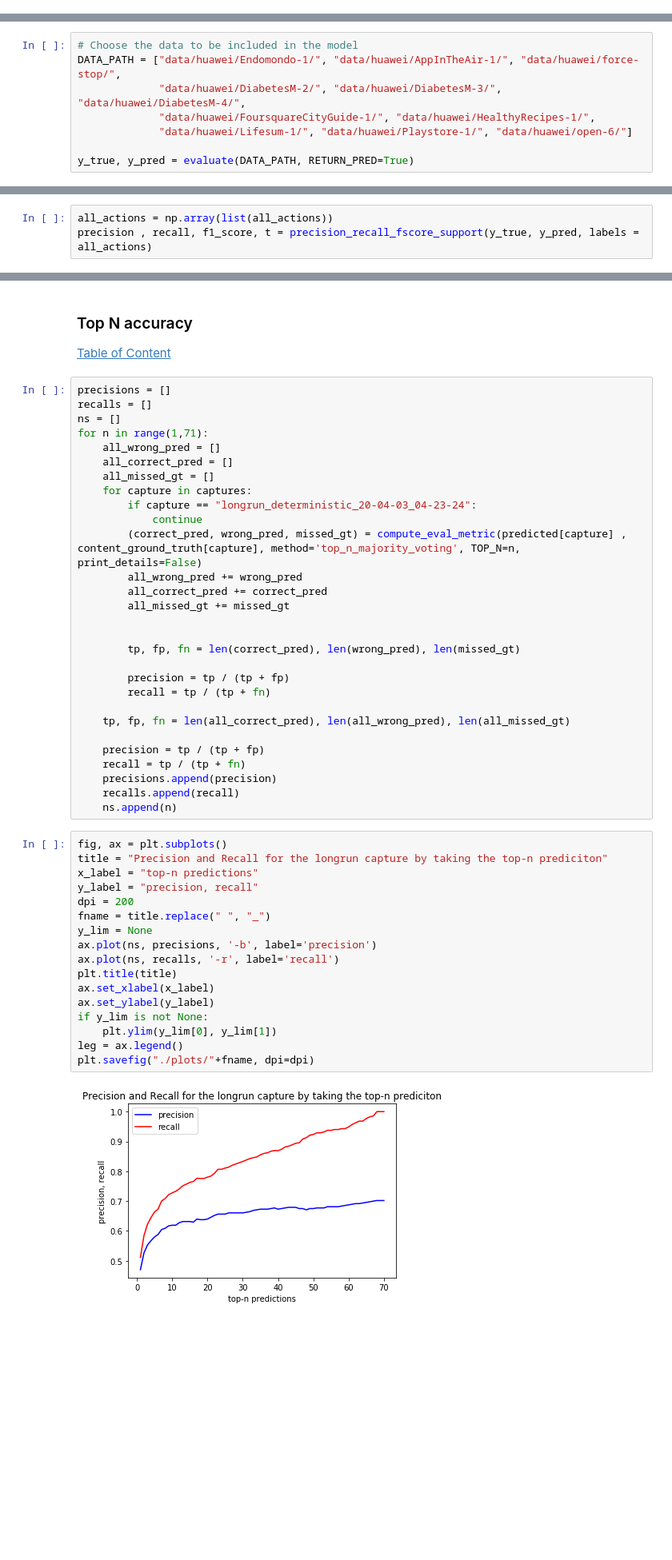
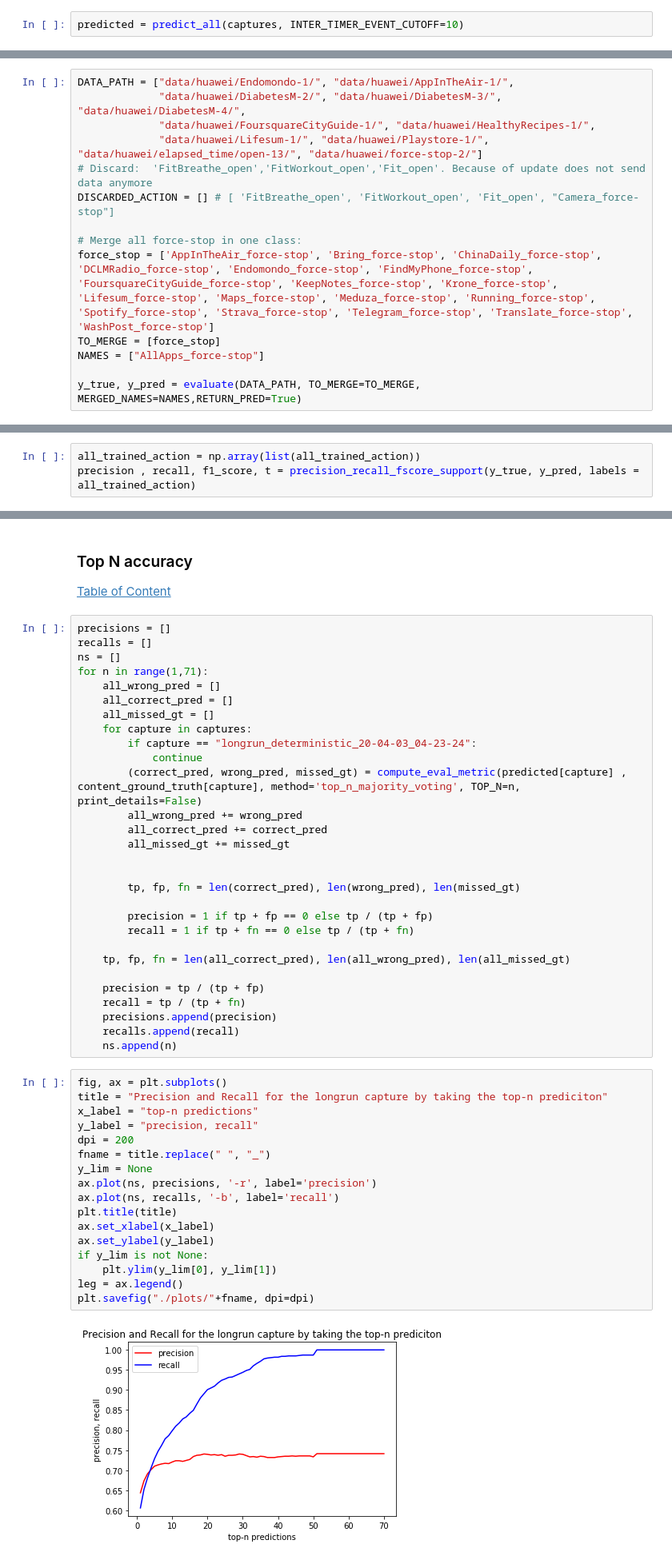
Before and after one commit to alex35469/Traffic-Analysis-on-wearables, a Jupyter notebook: Classification/Longrun identification.ipynb, the cells around one changed output, grey strips where cells are left out. Shown: that part at 80% size. Drawn from its saved outputs; the diff is of its cells as text; blank space fills up the shorter version.

```diff
--- a/Classification/Longrun identification.ipynb
+++ b/Classification/Longrun identification.ipynb
@@ -1187,3 +1542,5 @@ def compute_eval_metric(prediciton, ground_truth, method="majority_voting", TOP_
     return correct_pred, wrong_pred, missed_gt
 # %% [markdown]
 ### Evaluation
+# %%
+predicted = predict_all(captures, INTER_TIMER_EVENT_CUTOFF=10)
@@ -1429,10 +1766,16 @@ recalls = (correct_count /( correct_count + missed_count)).fillna(0).sort_values
 precisions = precisions.drop(action_not_in_dataset.index)
 recalls = recalls.drop(action_not_in_dataset.index)
 # %%
-# Choose the data to be included in the model
-DATA_PATH = ["data/huawei/Endomondo-1/", "data/huawei/AppInTheAir-1/", "data/huawei/force-stop/",
+DATA_PATH = ["data/huawei/Endomondo-1/", "data/huawei/AppInTheAir-1/",
              "data/huawei/DiabetesM-2/", "data/huawei/DiabetesM-3/", "data/huawei/DiabetesM-4/",
              "data/huawei/FoursquareCityGuide-1/", "data/huawei/HealthyRecipes-1/",
-             "data/huawei/Lifesum-1/", "data/huawei/Playstore-1/", "data/huawei/open-6/"]
+             "data/huawei/Lifesum-1/", "data/huawei/Playstore-1/", "data/huawei/elapsed_time/open-13/", "data/huawei/force-stop-2/"]
+# Discard:  'FitBreathe_open','FitWorkout_open','Fit_open'. Because of update does not send data anymore
+DISCARDED_ACTION = [] # [ 'FitBreathe_open', 'FitWorkout_open', 'Fit_open', "Camera_force-stop"]
 
-y_true, y_pred = evaluate(DATA_PATH, RETURN_PRED=True)
+# Merge all force-stop in one class:
+force_stop = ['AppInTheAir_force-stop', 'Bring_force-stop', 'ChinaDaily_force-stop', 'DCLMRadio_force-stop', 'Endomondo_force-stop', 'FindMyPhone_force-stop', 'FoursquareCityGuide_force-stop', 'KeepNotes_force-stop', 'Krone_force-stop', 'Lifesum_force-stop', 'Maps_force-stop', 'Meduza_force-stop', 'Running_force-stop', 'Spotify_force-stop', 'Strava_force-stop', 'Telegram_force-stop', 'Translate_force-stop', 'WashPost_force-stop']
+TO_MERGE = [force_stop]
+NAMES = ["AllApps_force-stop"]
+
+y_true, y_pred = evaluate(DATA_PATH, TO_MERGE=TO_MERGE, MERGED_NAMES=NAMES,RETURN_PRED=True)
@@ -1449,4 +1805,4 @@ building and training a model for confusion matrix
 # %%
-all_actions = np.array(list(all_actions))
-precision , recall, f1_score, t = precision_recall_fscore_support(y_true, y_pred, labels = all_actions)
+all_trained_action = np.array(list(all_trained_action))
+precision , recall, f1_score, t = precision_recall_fscore_support(y_true, y_pred, labels = all_trained_action)
 # %%
@@ -1555,8 +1895,8 @@ for n in range(1,71):
 
         tp, fp, fn = len(correct_pred), len(wrong_pred), len(missed_gt)
 
-        precision = tp / (tp + fp)
-        recall = tp / (tp + fn)
+        precision = 1 if tp + fp == 0 else tp / (tp + fp)
+        recall = 1 if tp + fn == 0 else tp / (tp + fn)
 
     tp, fp, fn = len(all_correct_pred), len(all_wrong_pred), len(all_missed_gt)
 
@@ -1568,22 +1908,22 @@ for n in range(1,71):
 # %%
 fig, ax = plt.subplots()
 title = "Precision and Recall for the longrun capture by taking the top-n prediciton"
 x_label = "top-n predictions"
 y_label = "precision, recall"
 dpi = 200
 fname = title.replace(" ", "_")
 y_lim = None
-ax.plot(ns, precisions, '-b', label='precision')
-ax.plot(ns, recalls, '-r', label='recall')
+ax.plot(ns, precisions, '-r', label='precision')
+ax.plot(ns, recalls, '-b', label='recall')
 plt.title(title)
 ax.set_xlabel(x_label)
 ax.set_ylabel(y_label)
 if y_lim is not None:
     plt.ylim(y_lim[0], y_lim[1])
 leg = ax.legend()
 plt.savefig("./plots/"+fname, dpi=dpi)
 # %% [output]
-[figure, old version]
+[figure, new version]
 # %% [markdown]
 Remarks: We can isolate pred that does not match any
 # %% [markdown]
```
Also changed, not shown: parts of 54 cells of this notebook, 18 other files.
